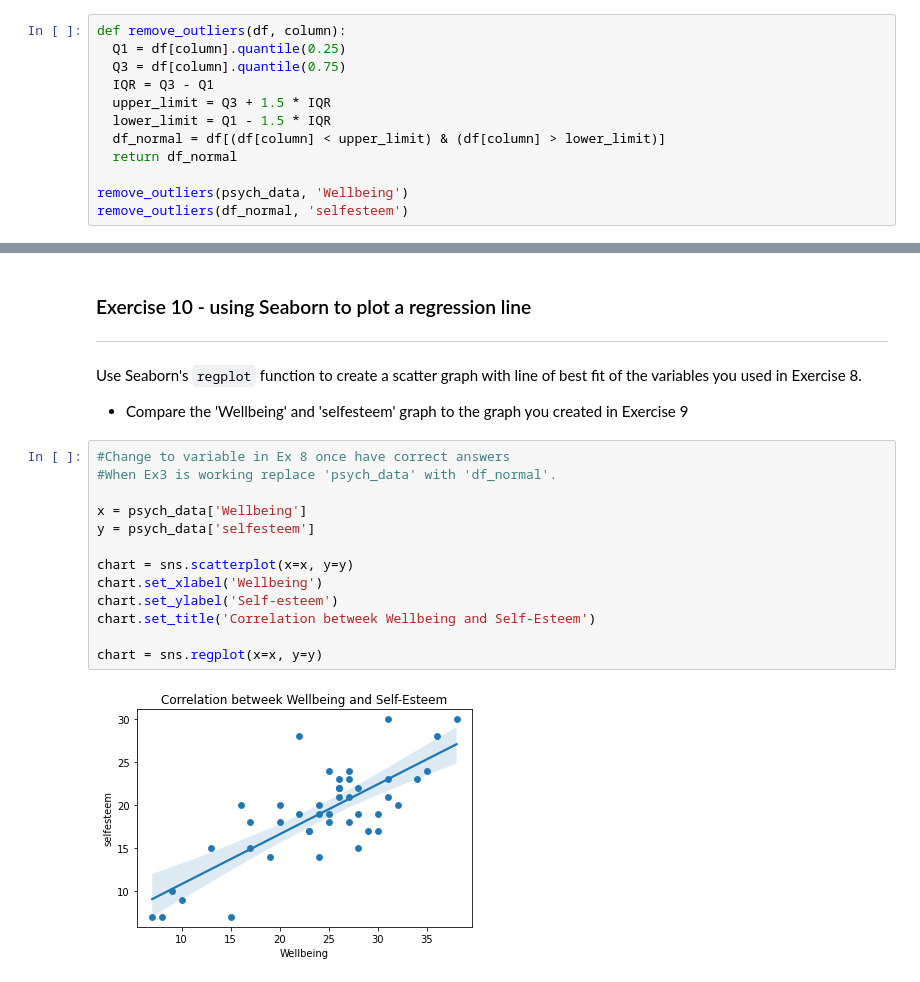
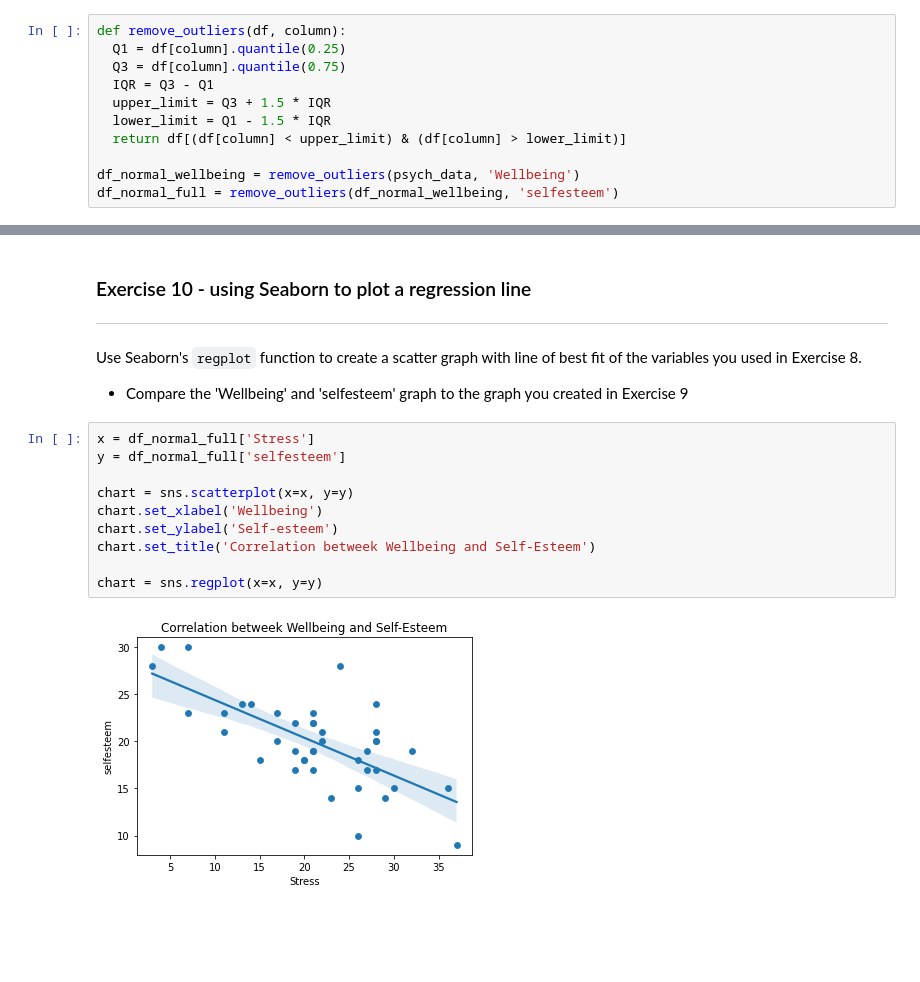
Before and after one commit to NatFT/PythonCourse, a Jupyter notebook: Ex_Correlation_exercises.ipynb, the cells around one changed output, grey strips where cells are left out. Cells and saved outputs as stored; diff of their text form; blank space fills up the shorter version.

```diff
--- a/Ex_Correlation_exercises.ipynb
+++ b/Ex_Correlation_exercises.ipynb
@@ -155,8 +155,7 @@ def remove_outliers(df, column):
   IQR = Q3 - Q1
   upper_limit = Q3 + 1.5 * IQR
   lower_limit = Q1 - 1.5 * IQR
-  df_normal = df[(df[column] < upper_limit) & (df[column] > lower_limit)]
-  return df_normal
+  return df[(df[column] < upper_limit) & (df[column] > lower_limit)]
 
-remove_outliers(psych_data, 'Wellbeing')
-remove_outliers(df_normal, 'selfesteem')
+df_normal_wellbeing = remove_outliers(psych_data, 'Wellbeing')
+df_normal_full = remove_outliers(df_normal_wellbeing, 'selfesteem')
@@ -346,17 +337,14 @@ Use Seaborn's `regplot` function to create a scatter graph with line of best fit
 
 * Compare the 'Wellbeing' and 'selfesteem' graph to the graph you created in Exercise 9
 # %%
-#Change to variable in Ex 8 once have correct answers
-#When Ex3 is working replace 'psych_data' with 'df_normal'.
-
-x = psych_data['Wellbeing']
-y = psych_data['selfesteem']
+x = df_normal_full['Stress']
+y = df_normal_full['selfesteem']
 
 chart = sns.scatterplot(x=x, y=y)
 chart.set_xlabel('Wellbeing')
 chart.set_ylabel('Self-esteem')
 chart.set_title('Correlation betweek Wellbeing and Self-Esteem')
 
 chart = sns.regplot(x=x, y=y)
 # %% [output]
-[figure, old version]
+[figure, new version]
```
Also changed, not shown: parts of 9 cells of this notebook.
